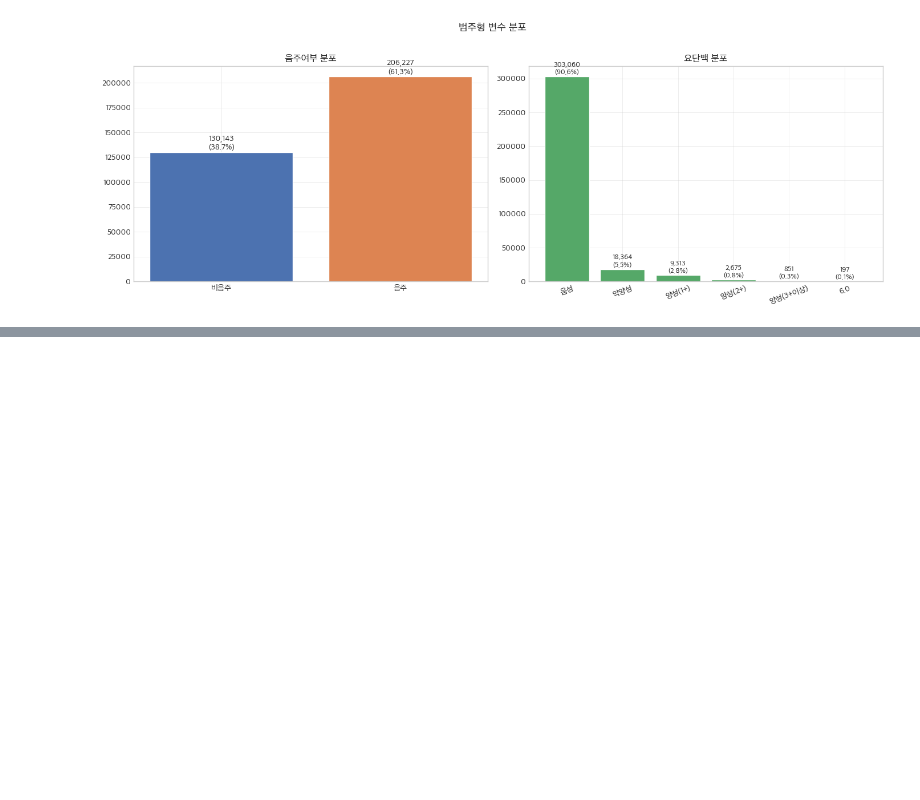
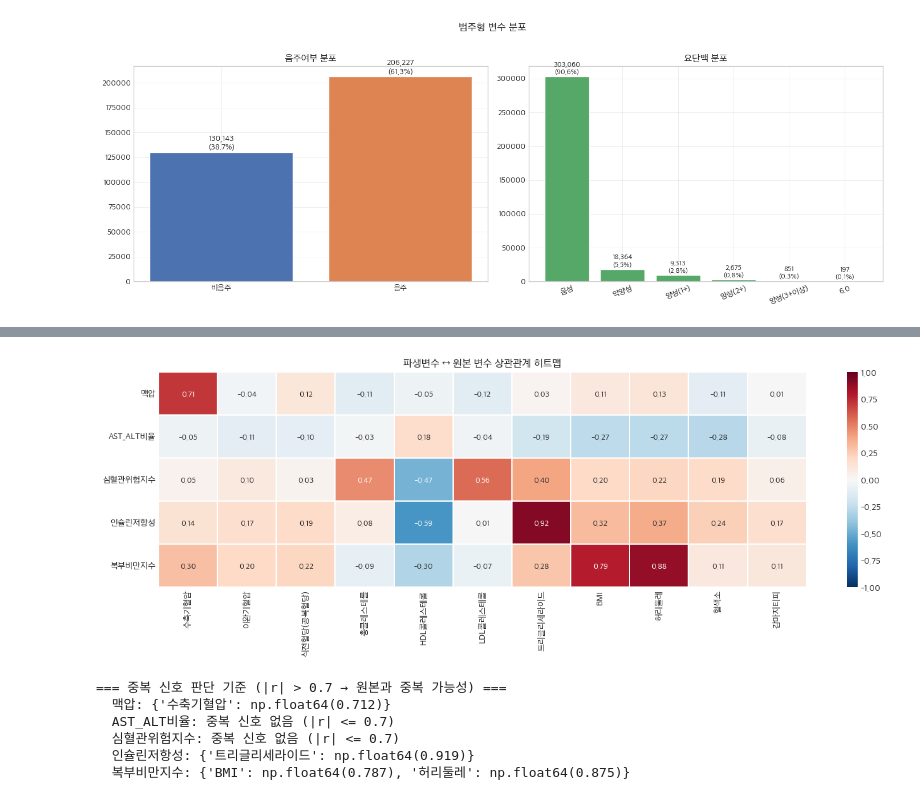
Before and after one commit to AI-HealthCare-03/AH_03_03, a Jupyter notebook: experiment/ml/ai_worker/ml/Clustering/lipid_only_EDA_v2.ipynb, the cells around one changed output, grey strips where cells are left out. Drawn from its saved outputs; the diff is of its cells as text; code cells hidden in the pictures; blank space fills up the shorter version.

```diff
--- a/experiment/ml/ai_worker/ml/Clustering/lipid_only_EDA_v2.ipynb
+++ b/experiment/ml/ai_worker/ml/Clustering/lipid_only_EDA_v2.ipynb
@@ -515,0 +554,13 @@ plt.show()
+# %%
+# 파생변수 ↔ 원본 변수 상관관계
+base_cols = [
+    '수축기혈압', '이완기혈압', '식전혈당(공복혈당)',
+    '총콜레스테롤', 'HDL콜레스테롤', 'LDL콜레스테롤', '트리글리세라이드',
+    'BMI', '허리둘레', '혈색소', '감마지티피'
+]
+
+print('=== 파생변수 ↔ 원본 변수 상관계수 ===')
+for dcol in derived_cols:
+    print(f'\n[{dcol}]')
+    corrs = df[base_cols + derived_cols].corr()[dcol].drop(dcol).sort_values(key=abs, ascending=False)
+    print(corrs.round(3).to_string())
@@ -515,0 +608,32 @@ plt.show()
+# %%
+# 파생변수 ↔ 원본 변수 상관관계 히트맵
+viz_cols = base_cols + derived_cols
+corr_matrix = df[viz_cols].replace([np.inf, -np.inf], np.nan).corr()
+
+# 파생변수 행만 추출
+corr_derived = corr_matrix.loc[derived_cols, base_cols]
+
+fig, ax = plt.subplots(figsize=(14, 5))
+sns.heatmap(corr_derived, annot=True, fmt='.2f', cmap='RdBu_r',
+            center=0, vmin=-1, vmax=1, ax=ax,
+            annot_kws={'size': 9}, linewidths=0.3)
+ax.set_title('파생변수 ↔ 원본 변수 상관관계 히트맵', fontsize=12)
+plt.tight_layout()
+plt.savefig(f'{OUTPUT_DIR}/14_파생변수상관관계.png', dpi=150, bbox_inches='tight')
+plt.show()
+
+print('\n=== 중복 신호 판단 기준 (|r| > 0.7 → 원본과 중복 가능성) ===')
+for dcol in derived_cols:
+    high_corr = corr_derived.loc[dcol][corr_derived.loc[dcol].abs() > 0.7]
+    if len(high_corr) > 0:
+        print(f'  {dcol}: {dict(high_corr.round(3))}')
+    else:
+        print(f'  {dcol}: 중복 신호 없음 (|r| <= 0.7)')
+# %% [output]
+[figure, added]
+=== 중복 신호 판단 기준 (|r| > 0.7 → 원본과 중복 가능성) ===
+  맥압: {'수축기혈압': np.float64(0.712)}
+  AST_ALT비율: 중복 신호 없음 (|r| <= 0.7)
+  심혈관위험지수: 중복 신호 없음 (|r| <= 0.7)
+  인슐린저항성: {'트리글리세라이드': np.float64(0.919)}
+  복부비만지수: {'BMI': np.float64(0.787), '허리둘레': np.float64(0.875)}
```
Also changed, not shown: parts of 5 cells of this notebook, 51 other files.
